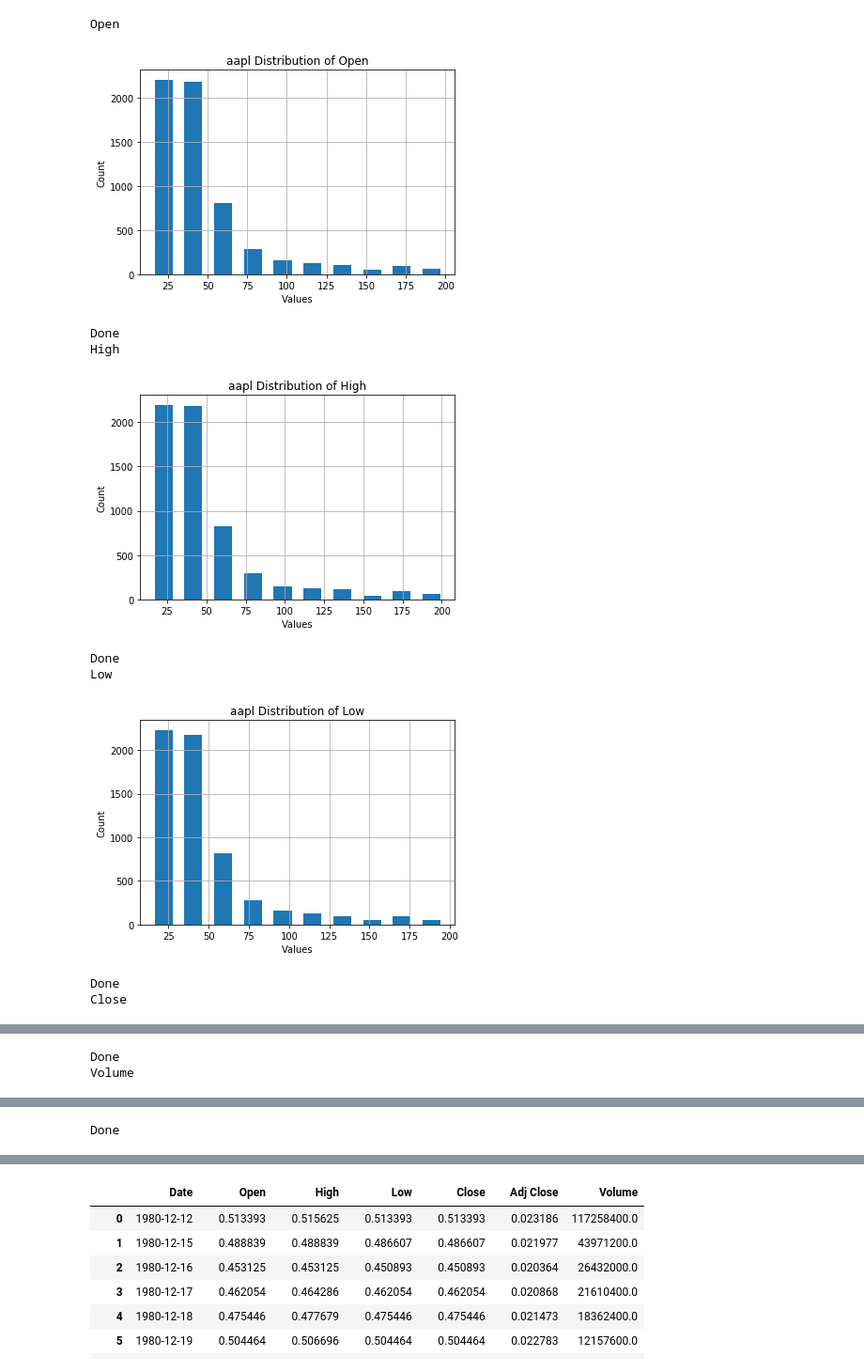
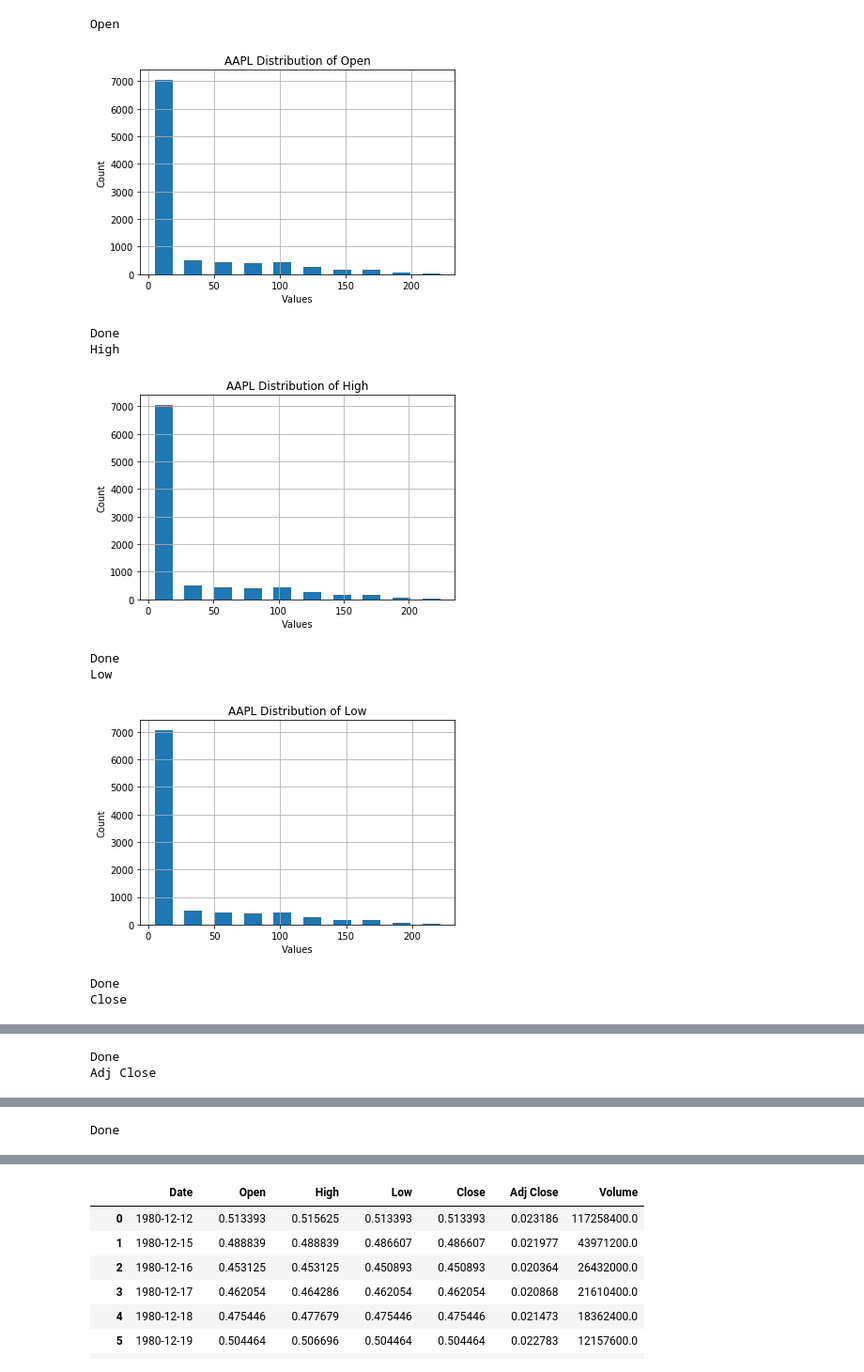
Before and after one commit to Oadegbite/Projects, a Jupyter notebook: UdacityFinacialCourse/TestBox.ipynb, the cells around one changed output, grey strips where cells are left out. Shown: that part at 94% size. Saved outputs shown, nothing was run; the diff lists cells and outputs as text; code cells hidden in the pictures.

```diff
--- a/UdacityFinacialCourse/TestBox.ipynb
+++ b/UdacityFinacialCourse/TestBox.ipynb
@@ -66,13 +66,17 @@ def makeGraph(file,endCol,startCol=0):
                 values.append(rows[col]) # from cols 11-20 are the values from the API
 
         title = values[0]
+        valuesN = list()
         print(title)
-        values = [float(i) for i in values[1:]] #converting values from string to floats for the chart
+        for i in values[1:]:
+            if not i == 'null':
+                valuesN.append(float(i))
+                #converting values from string to floats for the chart
 
         #bins = [0, 0.1, 0.2, 0.3, 0.4, 0.5, 0.6, 0.7, 0.8, 0.9, 1] #bins to sort numbers into based on values they fall between
 
         # the histogram of the data
-        plt.hist(values,rwidth=0.6)
+        plt.hist(valuesN,rwidth=0.6)
         plt.xlabel('Values')
         plt.ylabel('Count')
         plt.title('{} Distribution of {}'.format(fileName, title))
@@ -81,15 +85,15 @@ def makeGraph(file,endCol,startCol=0):
         plt.clf() #clear the current graph, can be removed to see all values on one chart
         print("Done")
 # %%
-makeGraph('aapl',6,1)
+makeGraph('AAPL',6,1)
 # %% [output]
 Open
-[figure, old version]
+[figure, new version]
 Done
 High
-[figure, old version]
+[figure, new version]
 Done
 Low
-[figure, old version]
+[figure, new version]
 Done
 Close
@@ -97,2 +101,2 @@ Close
 Done
-Volume
+Adj Close
```
Also changed, not shown: parts of 28 cells of this notebook.
